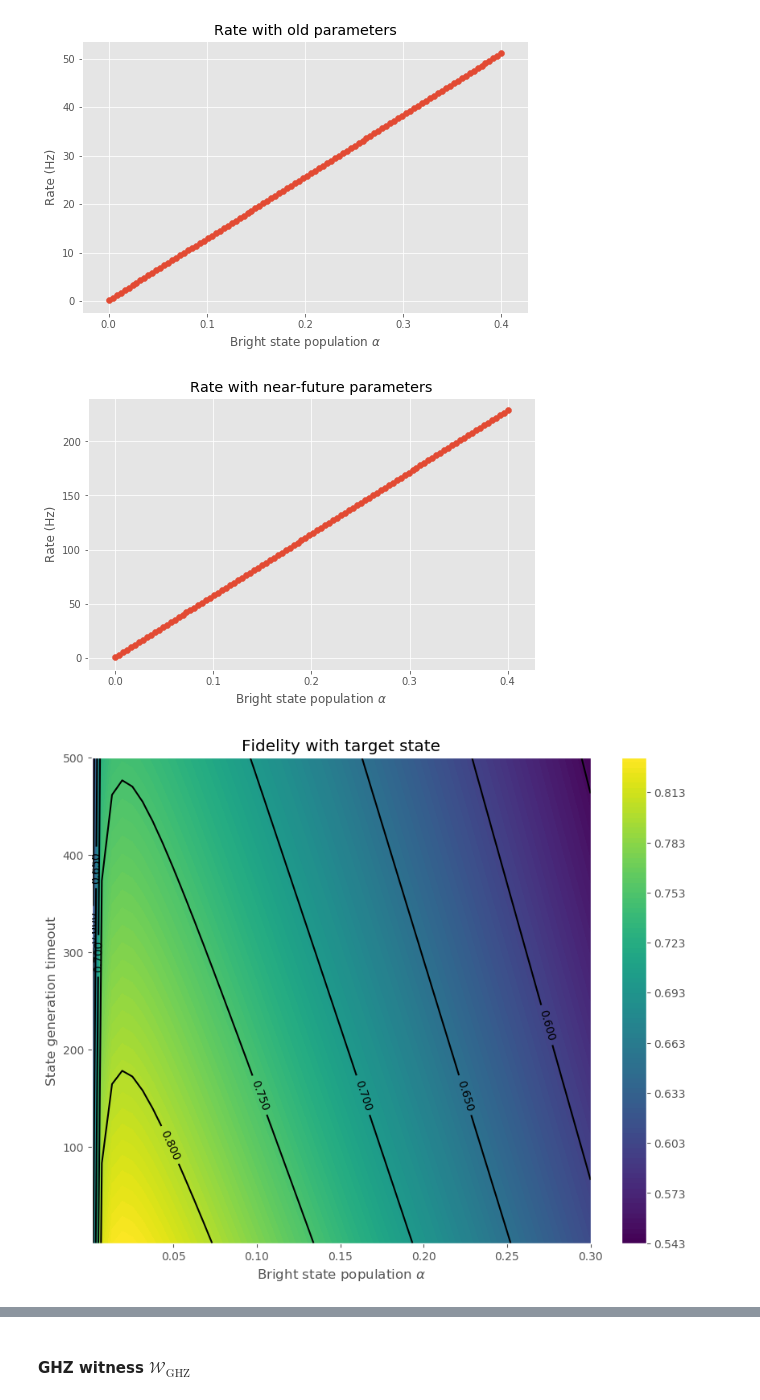
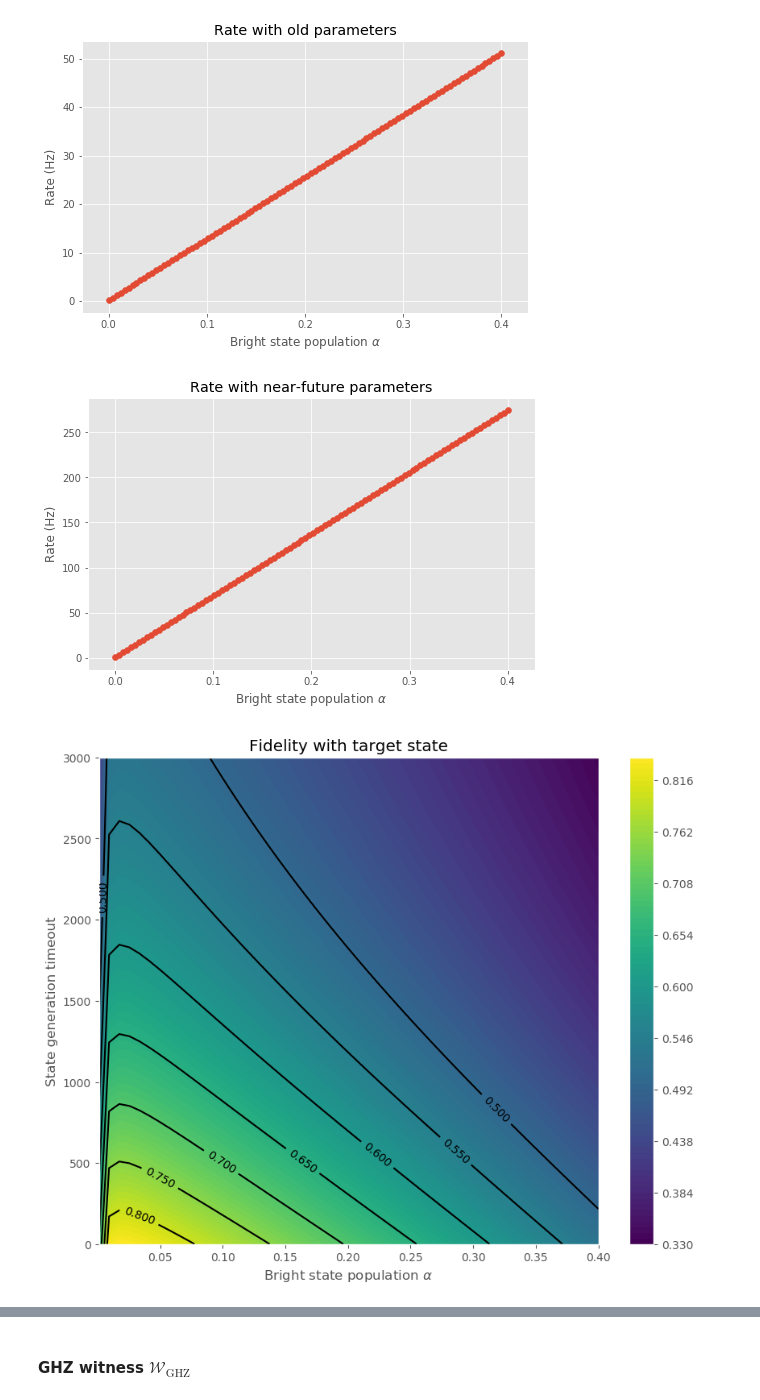
Before and after one commit to matpompili/go-nogo, a Jupyter notebook: Proposal.ipynb, the cells around one changed output, grey strips where cells are left out. Cells and saved outputs as stored; diff of their text form; code cells hidden in the pictures.

```diff
--- a/Proposal.ipynb
+++ b/Proposal.ipynb
@@ -391,7 +391,7 @@ Fidelity after phase uncertainty: 0.828
 alphas = np.linspace(0, 0.2, 100)
 fids = np.zeros_like(alphas)
 
-near_future_params = {'det_w': 20e-9, 'PdetA': 1e-3, 'PdetB': 1e-3,
+near_future_params = {'det_w': 20e-9, 'PdetA': 12e-4, 'PdetB': 12e-4,
                       'vis': 0.95, 'P2e': 0.01, 'phase_unc': 20}
 for i, alpha in enumerate(alphas):
     _, fids[i] = sim_rho_from_alpha(alpha, **near_future_params)
@@ -404,6 +404,8 @@ plt.ylim((0.5,1))
 plt.scatter(alphas, fids)
 plt.show()
 
+best_alpha = alphas[np.argmax(fids)]
+
 print('Max fidelity is {:.3f} at alpha {:.3f}\n'.format(np.max(fids), alphas[np.argmax(fids)]))
 sim_rho_from_alpha(alphas[np.argmax(fids)], print_fids=True, return_fid=False, **near_future_params);
 # %% [output]
@@ -453,17 +455,17 @@ plt.ylabel(r'Rate (Hz)')
 plt.scatter(alphas, rates)
 plt.show()
 # %% [output]
-[figure, old version]
+[figure, new version]
 # %%
 size = 50
 
-slow_alpha = 0.022
+slow_alpha = best_alpha
 q1q3_ent_state, _ = sim_rho_from_alpha(slow_alpha, **near_future_params)
 
-fast_alpha = np.linspace(0.001, 0.3, num=size)
+fast_alpha = np.linspace(0.001, 0.4, num=size)
 fast_rate = sim_rate_from_alpha(fast_alpha, ent_duration=3.5e-6, **near_future_params)
 slow_rate = sim_rate_from_alpha(slow_alpha, ent_duration=3.5e-6, **near_future_params)
-fast_cycles = np.linspace(1, 500, num=size, dtype=int)# 1. / fast_rate / 5.5E-6
+fast_cycles = np.linspace(1, 3000, num=size, dtype=int)# 1. / fast_rate / 5.5E-6
 # first index is alpha, second is cycles
 prob_generation_before_timeout = 1 - np.exp(- fast_rate[:, np.newaxis] * 3.5e-6 * fast_cycles)
 
@@ -473,34 +475,34 @@ decohered_q1q3_ent_state = decohere(q1q3_ent_state, t=fast_cycles, t0=cycles_of_
 q2q4_ent_state = []
 
 for alpha in fast_alpha:
     q2q4_ent_state += [sim_rho_from_alpha(alpha, return_fid=False, **near_future_params)]
 
 from itertools import product
 
 joint_state = np.zeros_like(prob_generation_before_timeout, dtype=type(q2q4_ent_state))
 for i,j in product(range(size), range(size)):
     joint_state[i,j] = qt.tensor(decohered_q1q3_ent_state[j], q2q4_ent_state[i]).permute([0,2,1,3])
     joint_state[i,j] = elec_carb_gate * joint_state[i,j] * elec_carb_gate.dag()
 
 final_state = np.zeros_like(prob_generation_before_timeout, dtype=type(q2q4_ent_state))
 for i,j in product(range(size), range(size)):
     final_state[i,j] = (classical_feedback * joint_state[i,j] * classical_feedback.dag()).ptrace([0,1,2])
 
 fids =  np.zeros_like(prob_generation_before_timeout)
 for i,j in product(range(size), range(size)):
     fids[i,j] = fidelity(final_state[i,j], target_state)
 
 plt.figure(figsize=(10,8), dpi=100)
 plt.title('Fidelity with target state')
 plt.contourf(fast_alpha, fast_cycles, fids.transpose(), levels=100)
 plt.colorbar()
 cont = plt.contour(fast_alpha, fast_cycles, fids.transpose(), colors='k', levels=np.arange(0.5, 0.8, 0.05))
 plt.clabel(cont, inline=1, fontsize=10)
 plt.xlabel(r'Bright state population $\alpha$')
 plt.ylabel(r'State generation timeout')
 plt.show()
 # %% [output]
-[figure, old version]
+[figure, new version]
 # %%
 gen_time = 1/((1/fast_rate[:, np.newaxis] + 1/slow_rate) * (prob_generation_before_timeout))
 
```
Also changed, not shown: parts of 16 cells of this notebook.
